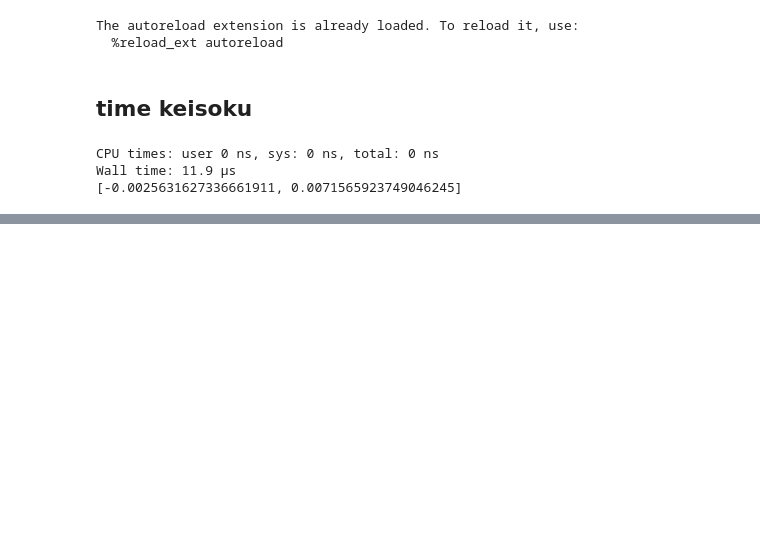
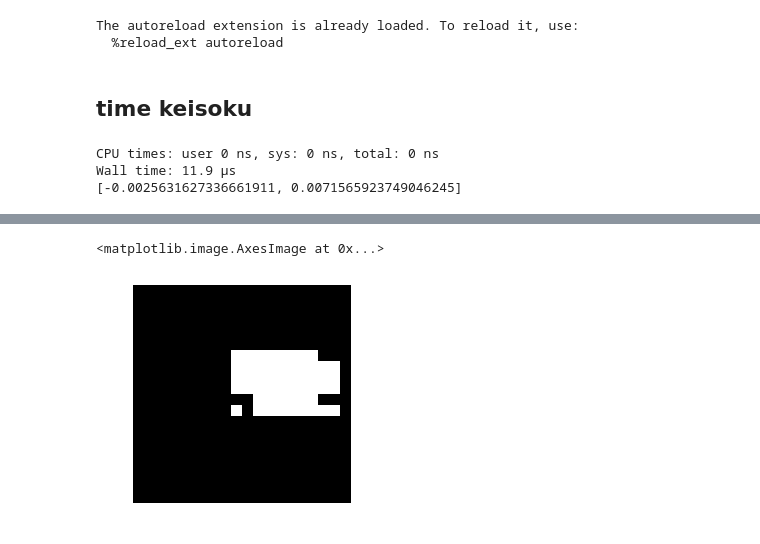
Before and after one commit to YoshiRi/IVPS, a Jupyter notebook: trial/Development-Copy1.ipynb, the cells around one changed output, grey strips where cells are left out. Drawn from its saved outputs; the diff is of its cells as text; code cells hidden in the pictures; blank space fills up the shorter version.

```diff
--- a/trial/Development-Copy1.ipynb
+++ b/trial/Development-Copy1.ipynb
@@ -220,0 +358,7 @@ Wall time: 11.9 µs
+# %%
+mask,rcenters,_,_ = tracker.extractRed(roi)
+plt.axis('off')
+plt.imshow(mask,cmap='gray')
+# %% [output]
+<matplotlib.image.AxesImage at 0x...>
+[figure, added]
```
Also changed, not shown: parts of 9 cells of this notebook, 6 other files.
